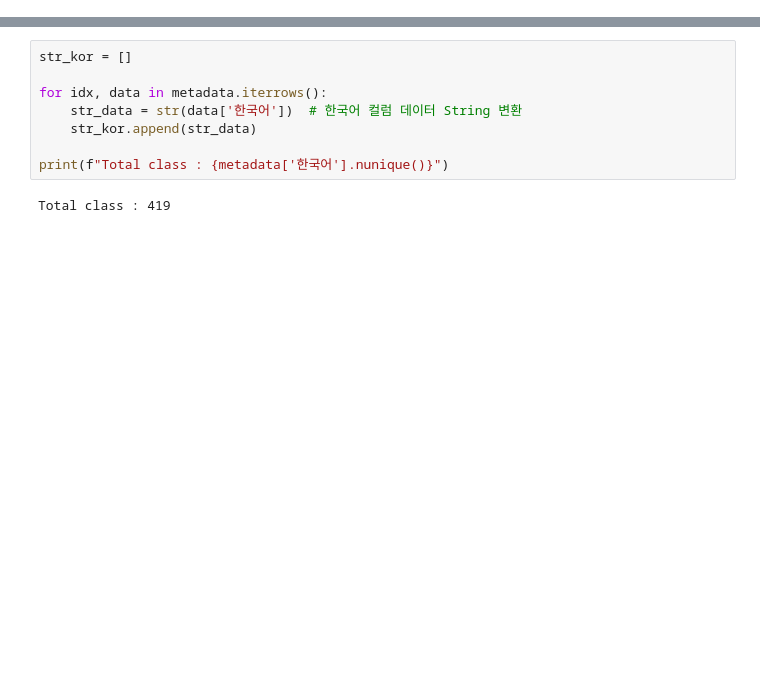
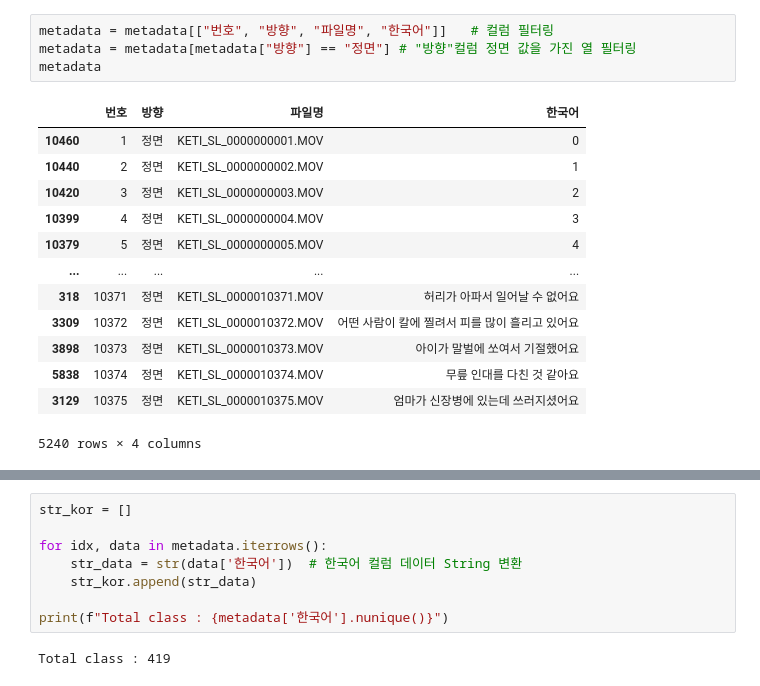
Before and after one commit to Tharm-project/tharm_ai, a Jupyter notebook: train.ipynb, the cells around one changed output, grey strips where cells are left out. Drawn from its saved outputs; the diff is of its cells as text; blank space fills up the shorter version.

```diff
--- a/train.ipynb
+++ b/train.ipynb
@@ -10,0 +44,18 @@ metadata = pd.read_csv('./metadata.csv')
+# %%
+metadata = metadata[["번호", "방향", "파일명", "한국어"]]   # 컬럼 필터링
+metadata = metadata[metadata["방향"] == "정면"] # "방향"컬럼 정면 값을 가진 열 필터링
+metadata
+# %% [output]
+|  | 번호 | 방향 | 파일명 | 한국어 |
+| 10460 | 1 | 정면 | KETI_SL_0000000001.MOV | 0 |
+| 10440 | 2 | 정면 | KETI_SL_0000000002.MOV | 1 |
+| 10420 | 3 | 정면 | KETI_SL_0000000003.MOV | 2 |
+| 10399 | 4 | 정면 | KETI_SL_0000000004.MOV | 3 |
+| 10379 | 5 | 정면 | KETI_SL_0000000005.MOV | 4 |
+| ... | ... | ... | ... | ... |
+| 318 | 10371 | 정면 | KETI_SL_0000010371.MOV | 허리가 아파서 일어날 수 없어요 |
+| 3309 | 10372 | 정면 | KETI_SL_0000010372.MOV | 어떤 사람이 칼에 찔려서 피를 많이 흘리고 있어요 |
+| 3898 | 10373 | 정면 | KETI_SL_0000010373.MOV | 아이가 말벌에 쏘여서 기절했어요 |
+| 5838 | 10374 | 정면 | KETI_SL_0000010374.MOV | 무릎 인대를 다친 것 같아요 |
+| 3129 | 10375 | 정면 | KETI_SL_0000010375.MOV | 엄마가 신장병에 있는데 쓰러지셨어요 |
+5240 rows × 4 columns
```
Also changed, not shown: parts of 10 cells of this notebook.
